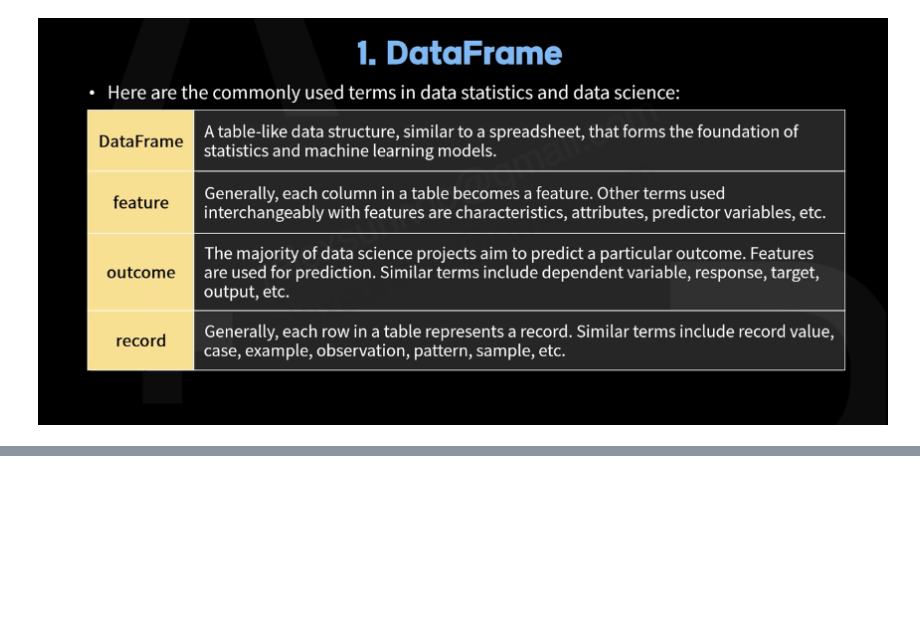
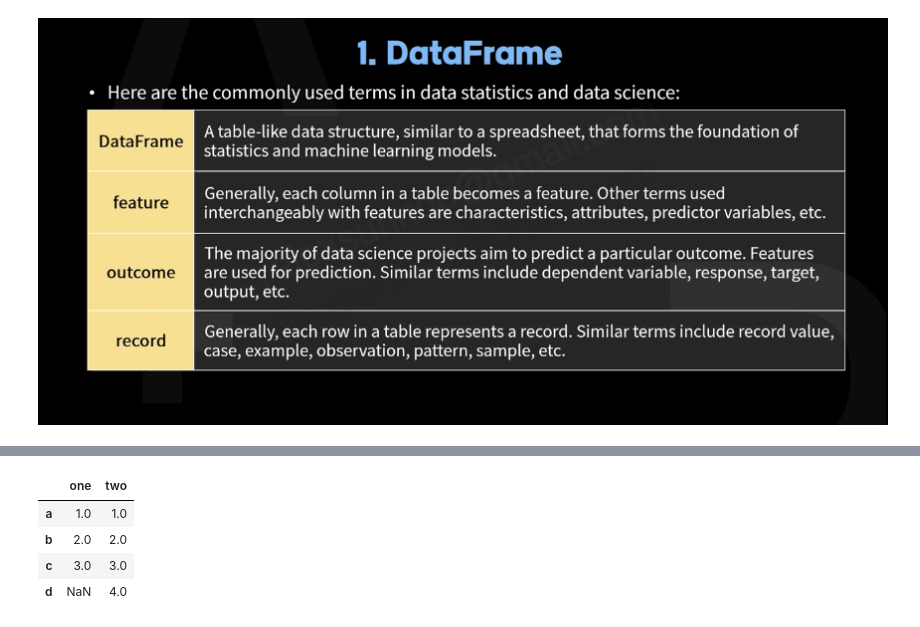
Before and after one commit to RelexSun/python-jupyter-notebook, a Jupyter notebook: Sec. 24 Basic Pandas Dataframe for Data Process.ipynb, the cells around one changed output, grey strips where cells are left out. Saved outputs shown, nothing was run; the diff lists cells and outputs as text; code cells hidden in the pictures; blank space fills up the shorter version.

```diff
--- a/Sec. 24 Basic Pandas Dataframe for Data Process.ipynb
+++ b/Sec. 24 Basic Pandas Dataframe for Data Process.ipynb
@@ -34,0 +52,15 @@
+# %%
+import pandas as pd
+s = pd.Series([1.0, 2.0, 3.0], index = ['a', 'b', 'c']) ## Save the series object as 's'
+s2 = pd.Series([1.0, 2.0, 3.0, 4.0],  index = ['a', 'b', 'c', 'd'])## Save the series object as 's2'
+
+data = {'one': s, "two": s2} ## Load the two series and assign the key names as 'one' and 'two'.
+
+## When printing the DataFrame, the key names from the loaded dictionary become the column names.
+pd.DataFrame(data)
+# %% [output]
+|  | one | two |
+| a | 1.0 | 1.0 |
+| b | 2.0 | 2.0 |
+| c | 3.0 | 3.0 |
+| d | NaN | 4.0 |
```
Also changed, not shown: parts of 16 cells of this notebook, 11 other files.
